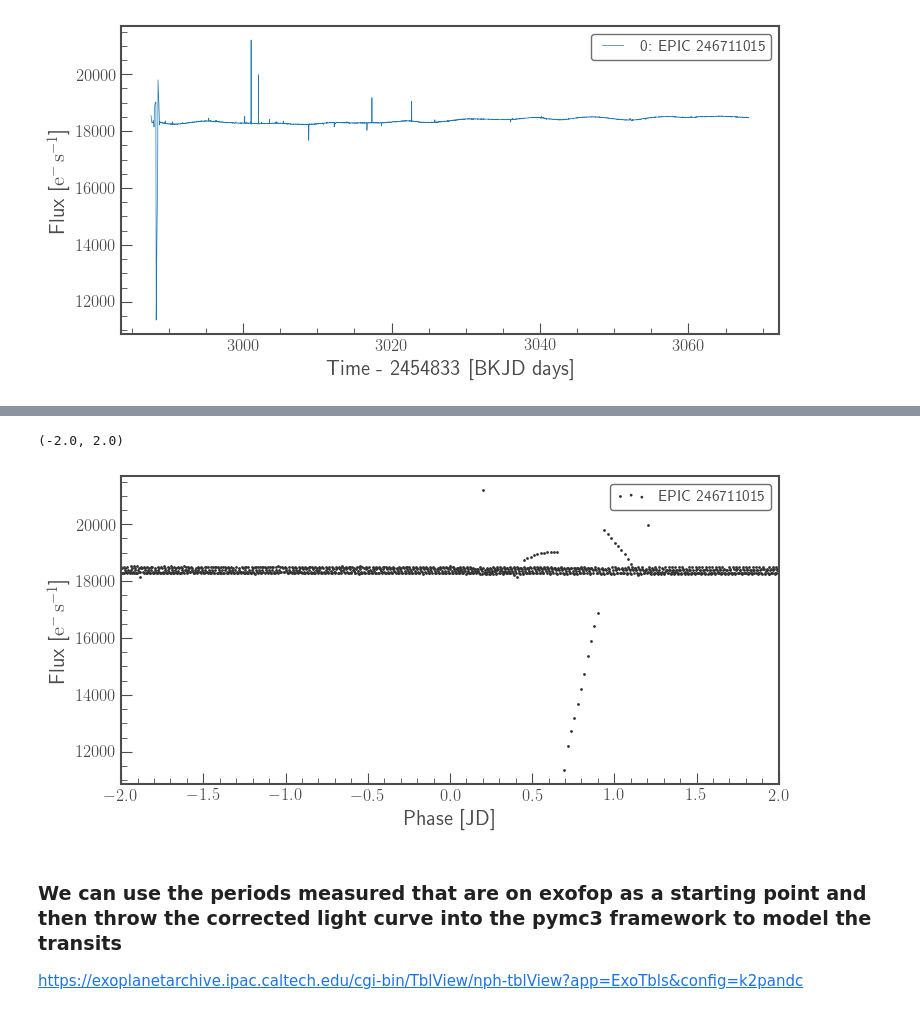
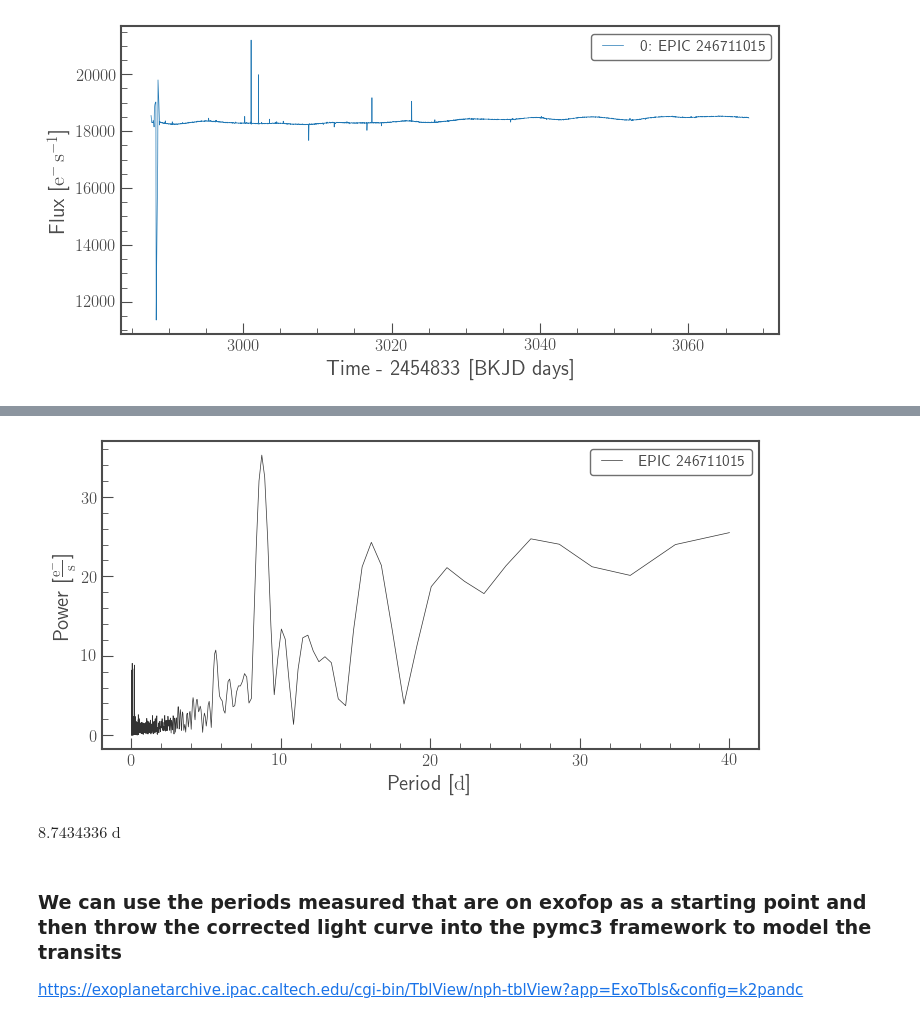
Before and after one commit to lupitatovar/Cool-Worlds, a Jupyter notebook: notebooks/K2_target_star_vary.ipynb, the cells around one changed output, grey strips where cells are left out. Saved outputs shown, nothing was run; the diff lists cells and outputs as text; code cells hidden in the pictures.

```diff
--- a/notebooks/K2_target_star_vary.ipynb
+++ b/notebooks/K2_target_star_vary.ipynb
@@ -51,12 +52,18 @@ k2.plot()
+# %%
+pg = k2lc.to_periodogram(maximum_period=40)
+pg.plot(view='period');
+# %% [output]
+[figure, added]
+# %%
+pg.period_at_max_power
+# %% [output]
+$8.7434336 \; \mathrm{d}$
 # %%
 period1 = 13.284219
 period2 = 24.213117
 # %%
-k2[0].fold(period=period1).scatter()
-plt.xlim(-2,2)
+#k2[0].fold(period=period1).scatter()
+#plt.xlim(-2,2)
-# %% [output]
-(-2.0, 2.0)
-[figure, removed]
 # %% [markdown]
 ### We can use the periods measured that are on exofop as a starting point and then throw the corrected light curve into the pymc3 framework to model the transits
 
```
Also changed, not shown: parts of 15 cells of this notebook.
